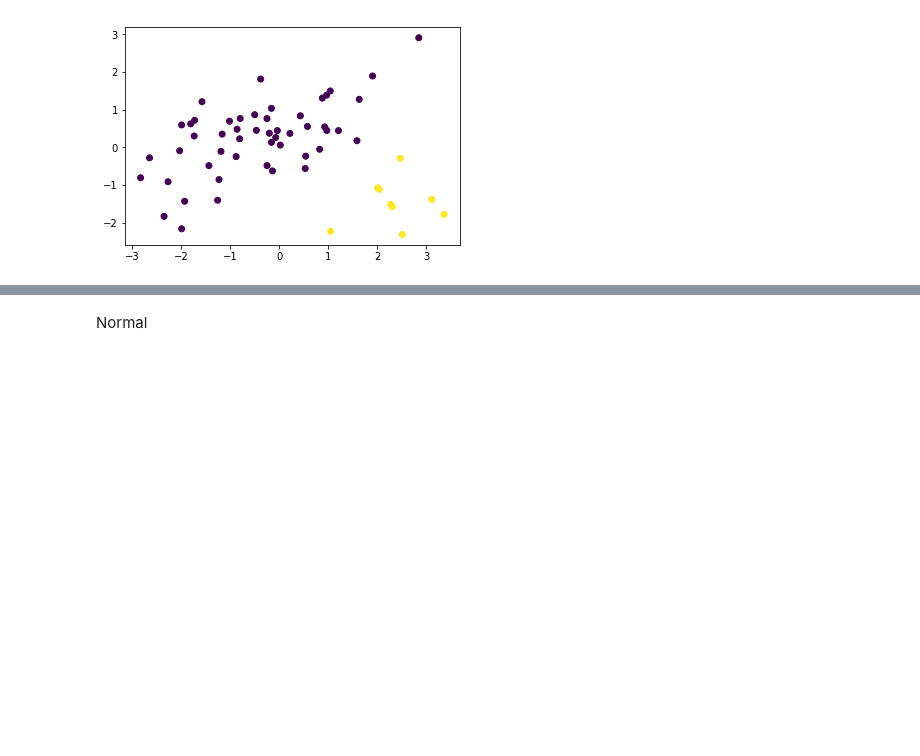
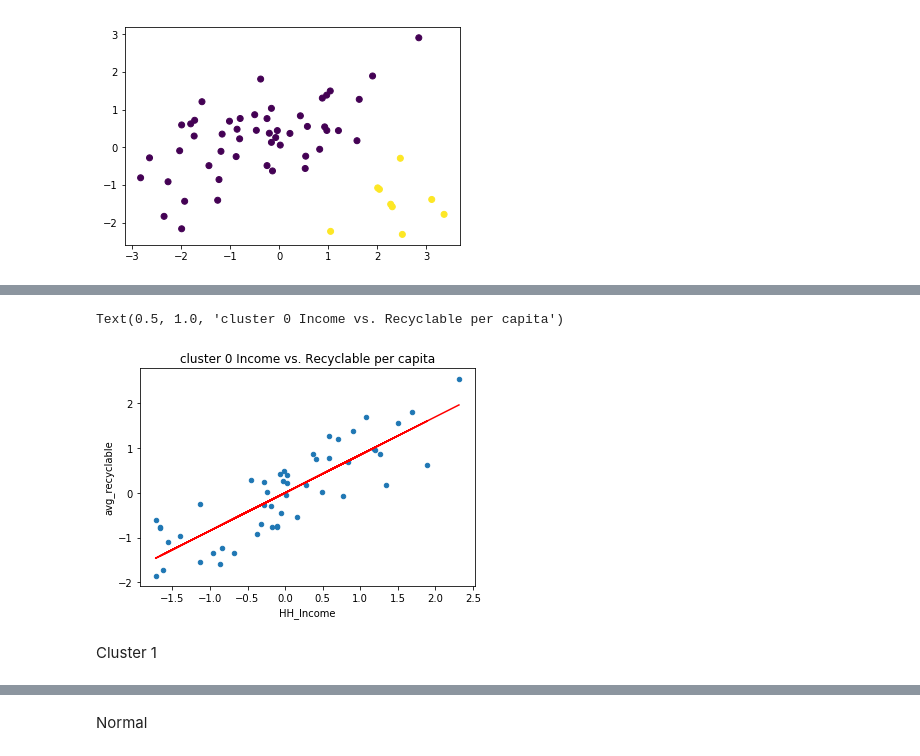
Before and after one commit to Fyfy1996/NYC_circular_econ, a Jupyter notebook: demographic_waste_cluster.ipynb, the cells around one changed output, grey strips where cells are left out. Drawn from its saved outputs; the diff is of its cells as text; code cells hidden in the pictures; blank space fills up the shorter version.

```diff
--- a/demographic_waste_cluster.ipynb
+++ b/demographic_waste_cluster.ipynb
@@ -326,0 +374,11 @@ plt.show()
+# %%
+fig, ax = plt.subplots() #get axis to plot on
+# ax.set_xscale('log'); ax.set_yscale('log') #set up log-scale for axis
+cluster_0_st.plot(ax=ax,kind='scatter',x='HH_Income',y='avg_recyclable') #show the data
+ax.plot(cluster_0_st.HH_Income,cluster_0_st.predicted_recyclable,'r-')
+plt.title("cluster 0 Income vs. Recyclable per capita")
+# %% [output]
+Text(0.5, 1.0, 'cluster 0 Income vs. Recyclable per capita')
+[figure, added]
+# %% [markdown]
+Cluster 1
```
Also changed, not shown: parts of 26 cells of this notebook.
